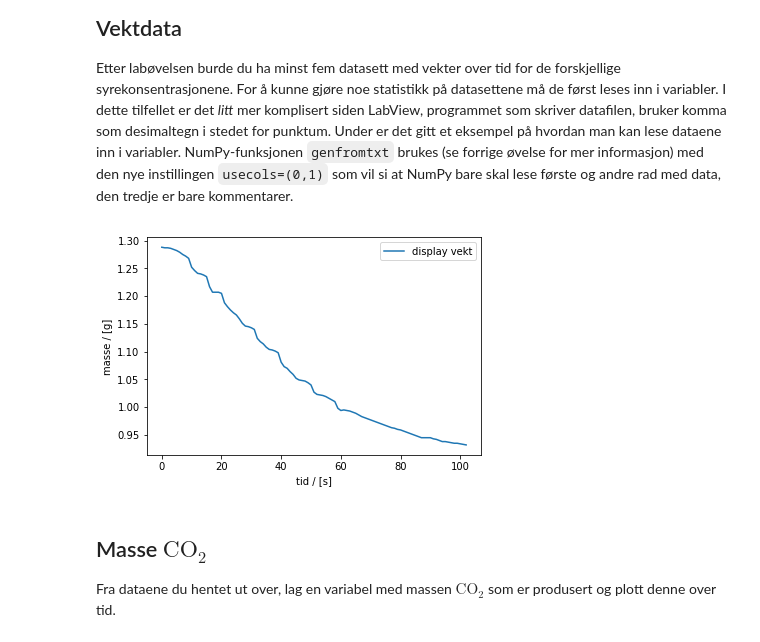
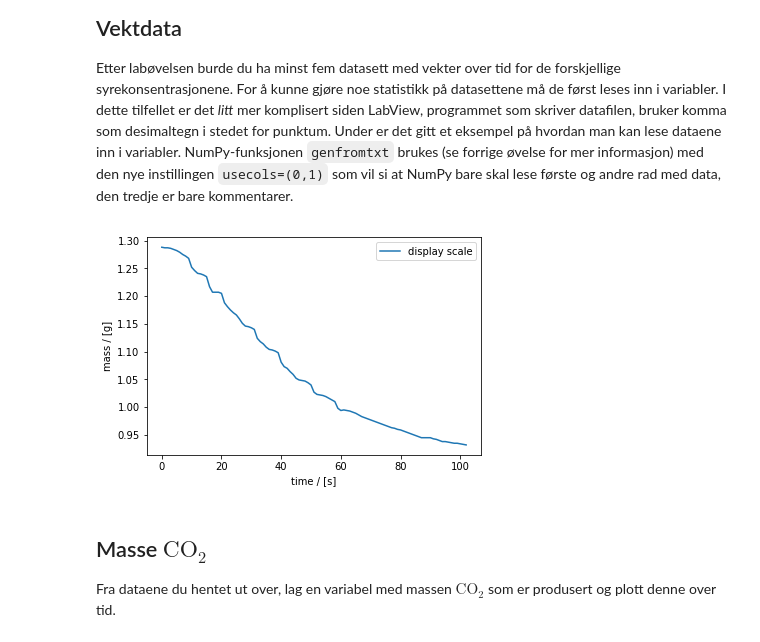
Before and after one commit to sloydsalen/KJM1101-exercises, a Jupyter notebook: instructor/source/lab3/lab3.ipynb, the cells around one changed output. Saved outputs shown, nothing was run; the diff lists cells and outputs as text; code cells hidden in the pictures.

```diff
--- a/instructor/source/lab3/lab3.ipynb
+++ b/instructor/source/lab3/lab3.ipynb
@@ -6,18 +6,18 @@ Etter labøvelsen burde du ha minst fem datasett med vekter over tid for de fors
 # %%
 import numpy as np
 from StringIO import StringIO
 
 data = open('37C-400mMH+.lvm', 'r').read().replace(',', '.')
 time, weight = np.genfromtxt(StringIO(data), skip_header=23, usecols=(0,1), unpack=True)
 
 import matplotlib.pyplot as plt
-plt.plot(time, weight, label='display vekt')
+plt.plot(time, weight, label='display scale')
 plt.legend()
-plt.xlabel('tid / [s]')
-plt.ylabel('masse / [g]')
+plt.xlabel('time / [s]')
+plt.ylabel('mass / [g]')
 plt.show()
 # %% [output]
-[figure, old version]
+[figure, new version]
 # %% [markdown]
 ## Masse $\mathrm{CO_2}$
 Fra dataene du hentet ut over, lag en variabel med massen $\mathrm{CO_2}$ som er produsert og plott denne over tid.
```
Also changed, not shown: parts of 9 cells of this notebook.
